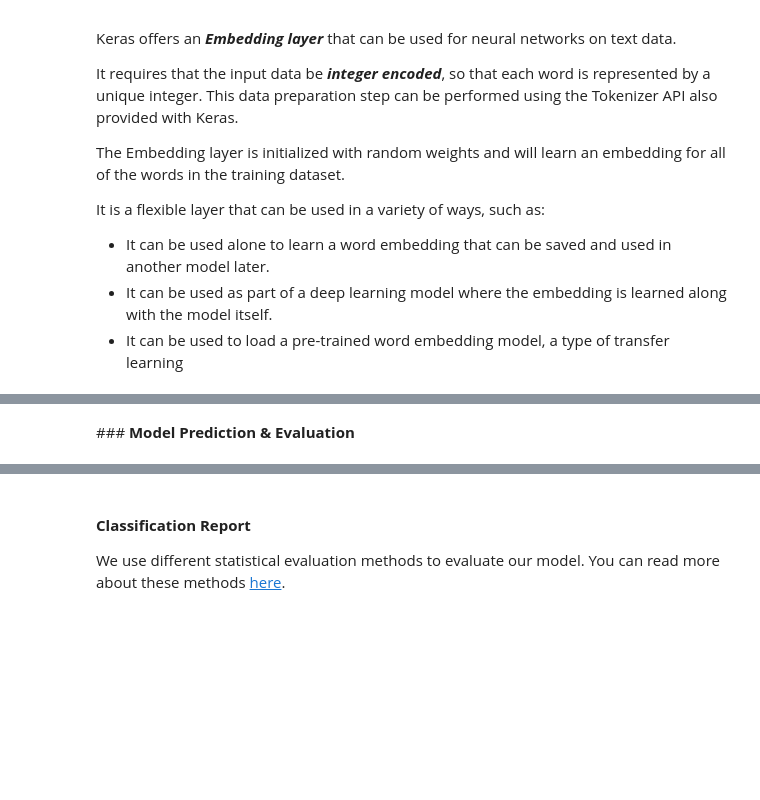
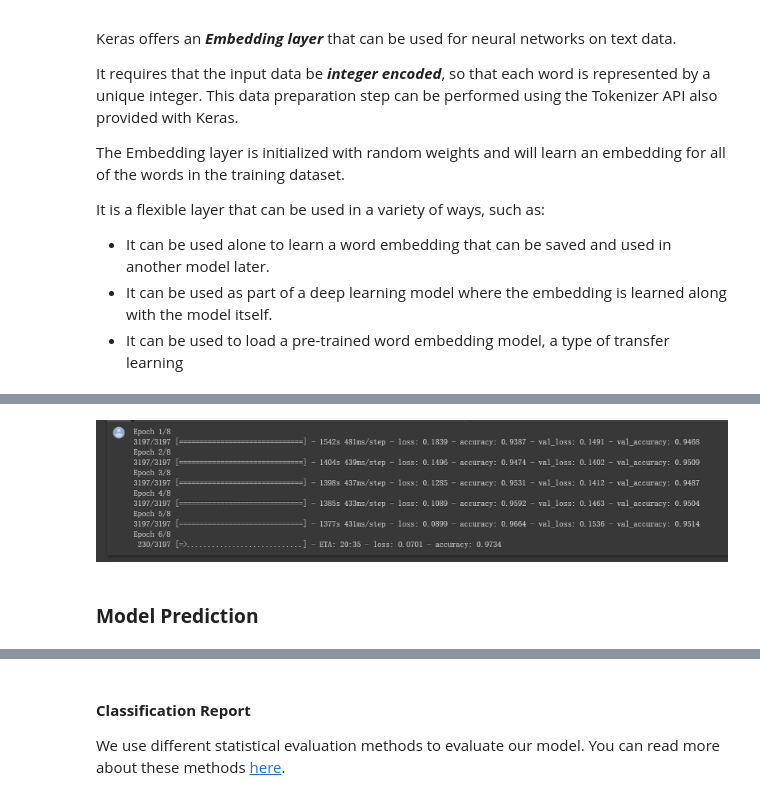
Before and after one commit to ngtinc21/Machine-Learning-Algorithms, a Jupyter notebook: RNN_Example_2_NLP_Twitter_Sentiment_Analysis.ipynb, the cells around one changed output, grey strips where cells are left out. Cells and saved outputs as stored; diff of their text form; code cells hidden in the pictures; blank space fills up the shorter version.

```diff
--- a/RNN_Example_2_NLP_Twitter_Sentiment_Analysis.ipynb
+++ b/RNN_Example_2_NLP_Twitter_Sentiment_Analysis.ipynb
@@ -459,2 +583,8 @@ print(f"The accuracy of LSTM model is {LSTM_acc*100:0.1f}%, with training time {
+# %%
+#@title  { display-mode: "form" }
+from IPython import display
+display.Image("/content/sample_data/Training with 8 epochs(EarlyStopping).png")
+# %% [output]
+[figure, added]
 # %% [markdown]
-### **Model Prediction & Evaluation**
+### **Model Prediction**
```
Also changed, not shown: parts of 42 cells of this notebook.
